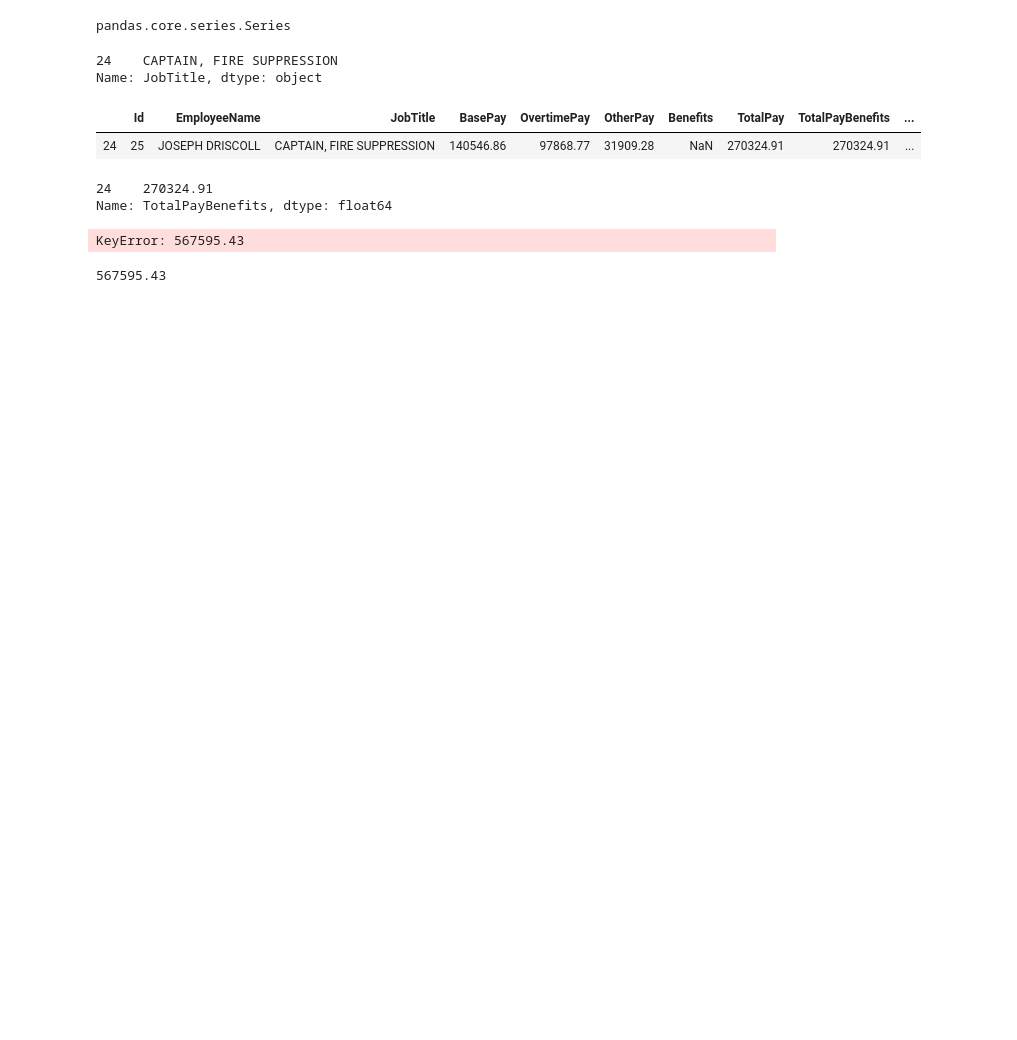
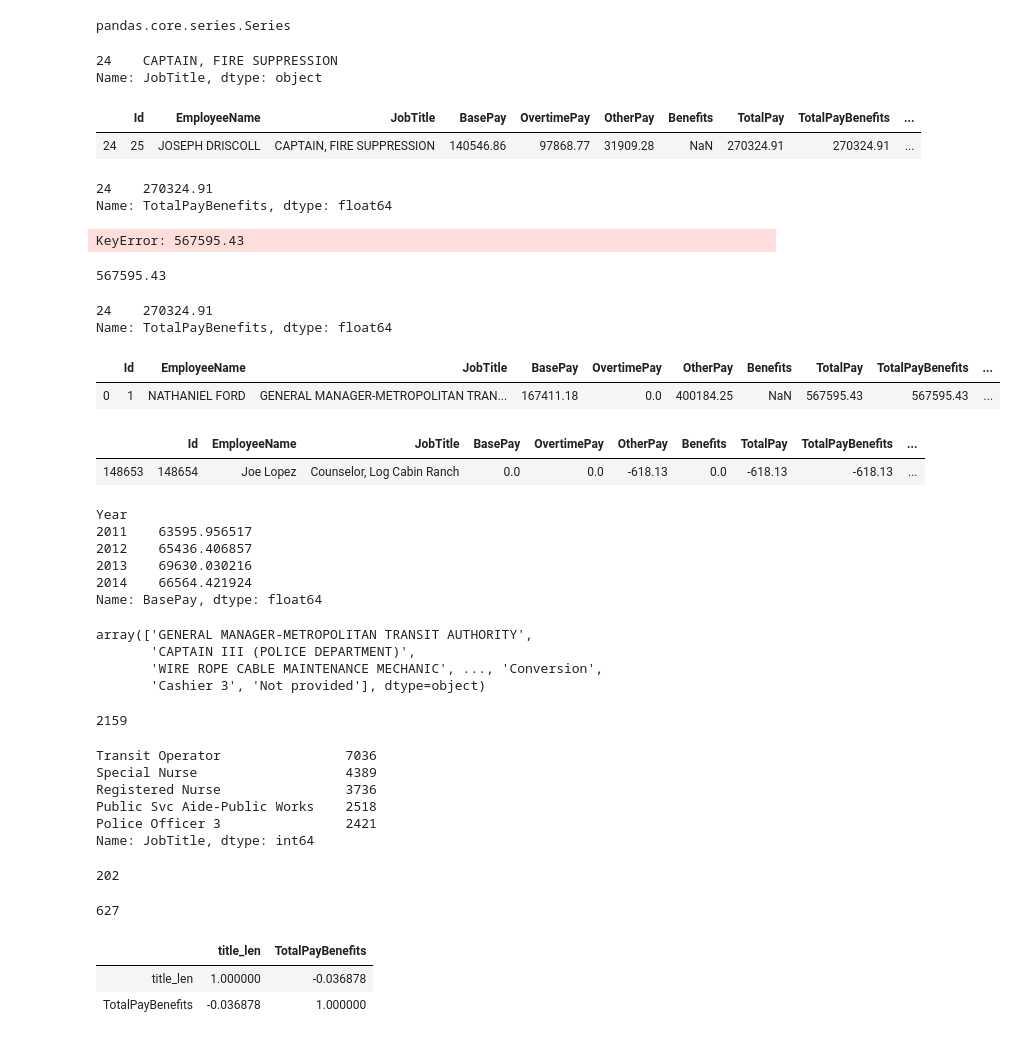
Before and after one commit to rado-radoev/code_mashup, a Jupyter notebook: python/DataSience/moreDataSience/Refactored_Py_DS_ML_Bootcamp-master/04-Pandas-Exercises/salaries exercise.ipynb, the cells around one changed output. Drawn from its saved outputs; the diff is of its cells as text; code cells hidden in the pictures; blank space fills up the shorter version.

```diff
--- a/python/DataSience/moreDataSience/Refactored_Py_DS_ML_Bootcamp-master/04-Pandas-Exercises/salaries exercise.ipynb
+++ b/python/DataSience/moreDataSience/Refactored_Py_DS_ML_Bootcamp-master/04-Pandas-Exercises/salaries exercise.ipynb
@@ -136,3 +132,51 @@ KeyError: 567595.43
 sal['TotalPayBenefits'].max()
 # %% [output]
 567595.43
+# %%
+sal[sal['EmployeeName'] == 'JOSEPH DRISCOLL']['TotalPayBenefits']
+# %% [output]
+24    270324.91
+Name: TotalPayBenefits, dtype: float64
+# %%
+sal[sal['TotalPayBenefits'] == sal['TotalPayBenefits'].max()]
+# %% [output]
+|  | Id | EmployeeName | JobTitle | BasePay | OvertimePay | OtherPay | Benefits | TotalPay | TotalPayBenefits | ... |
+| 0 | 1 | NATHANIEL FORD | GENERAL MANAGER-METROPOLITAN TRAN... | 167411.18 | 0.0 | 400184.25 | NaN | 567595.43 | 567595.43 | ... |
+# %%
+sal[sal['TotalPayBenefits'] == sal['TotalPayBenefits'].min()]
+# %% [output]
+|  | Id | EmployeeName | JobTitle | BasePay | OvertimePay | OtherPay | Benefits | TotalPay | TotalPayBenefits | ... |
+| 148653 | 148654 | Joe Lopez | Counselor, Log Cabin Ranch | 0.0 | 0.0 | -618.13 | 0.0 | -618.13 | -618.13 | ... |
+# %%
+sal.groupby('Year').mean()['BasePay']
+# %% [output]
+Year
+2011    63595.956517
+2012    65436.406857
+2013    69630.030216
+2014    66564.421924
+Name: BasePay, dtype: float64
+# %%
+sal['JobTitle'].unique()
+# %% [output]
+array(['GENERAL MANAGER-METROPOLITAN TRANSIT AUTHORITY',
+       'CAPTAIN III (POLICE DEPARTMENT)',
+       'WIRE ROPE CABLE MAINTENANCE MECHANIC', ..., 'Conversion',
+       'Cashier 3', 'Not provided'], dtype=object)
+# %%
+sal['JobTitle'].nunique()
+# %% [output]
+2159
+# %%
+sal['JobTitle'].value_counts().head(5)
+# %% [output]
+Transit Operator                7036
+Special Nurse                   4389
+Registered Nurse                3736
+Public Svc Aide-Public Works    2518
+Police Officer 3                2421
+Name: JobTitle, dtype: int64
+# %%
+sum(sal[sal['Year']==2013]['JobTitle'].value_counts() == 1)
+# %% [output]
+202
@@ -138,0 +189,4 @@ sal['TotalPayBenefits'].max()
+# %%
+sum(sal['JobTitle'].apply(lambda x: chefName(x)))
+# %% [output]
+627
@@ -138,0 +195,6 @@ sal['TotalPayBenefits'].max()
+# %%
+sal[['title_len', 'TotalPayBenefits']].corr()
+# %% [output]
+|  | title_len | TotalPayBenefits |
+| title_len | 1.000000 | -0.036878 |
+| TotalPayBenefits | -0.036878 | 1.000000 |
```
Also changed, not shown: parts of 4 cells of this notebook, 1 other file.
